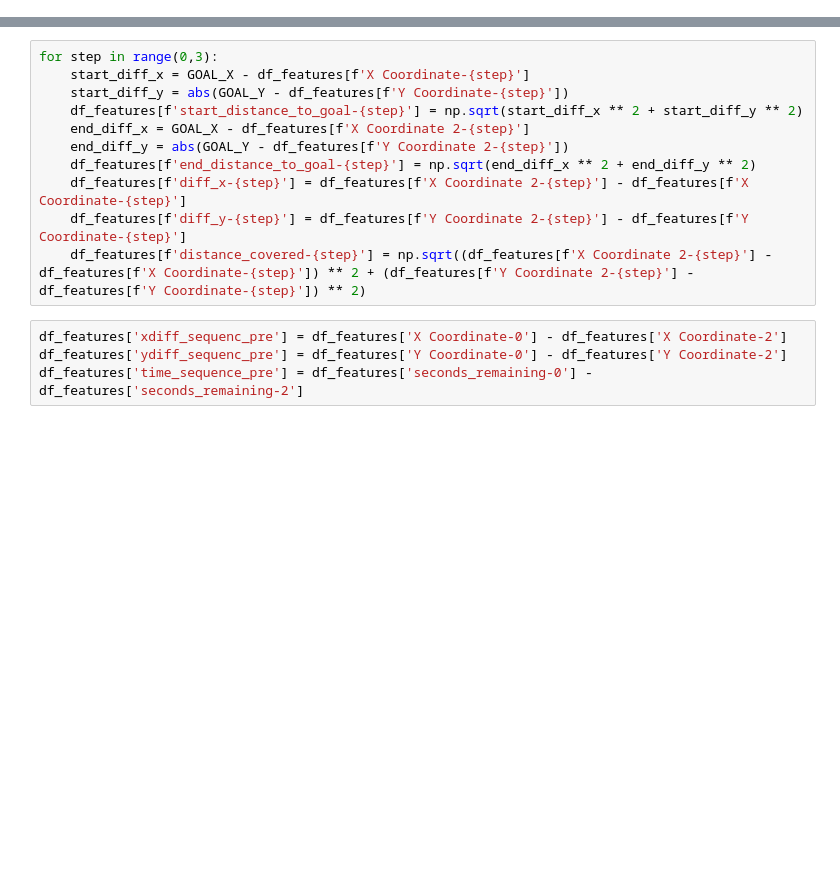
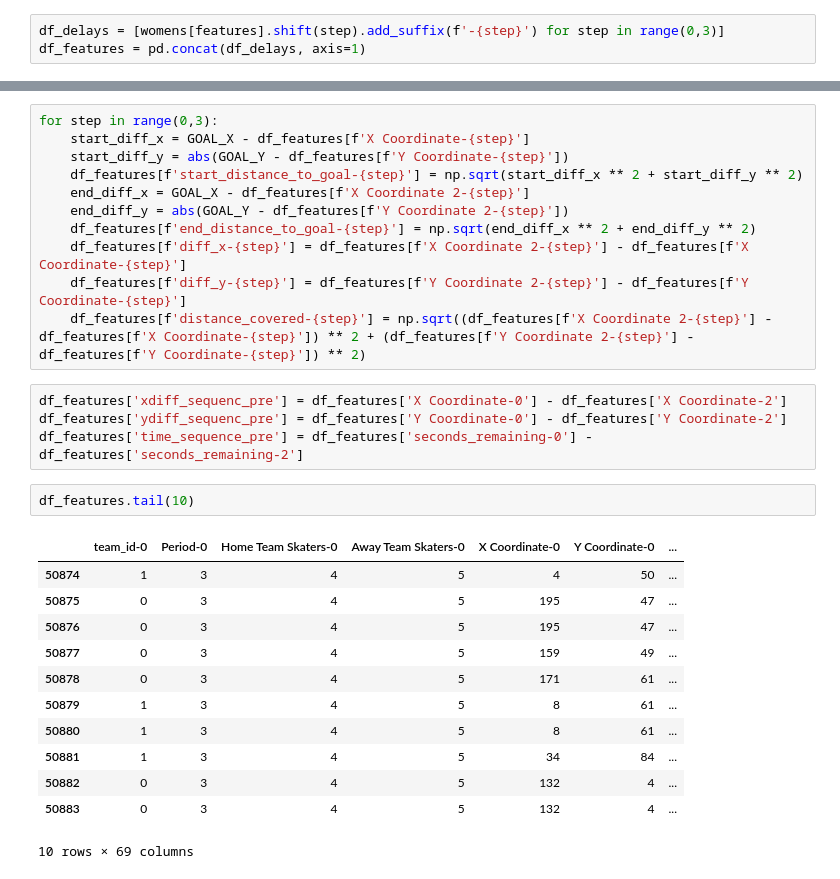
Before and after one commit to TK5-Tim/Big-Data-Cup, a Jupyter notebook: zone_entries.ipynb, the cells around one changed output, grey strips where cells are left out. Cells and saved outputs as stored; diff of their text form; blank space fills up the shorter version.

```diff
--- a/zone_entries.ipynb
+++ b/zone_entries.ipynb
@@ -102,0 +89,3 @@ Index(['game_date', 'Home Team', 'Away Team', 'Period', 'Clock',
+# %%
+df_delays = [womens[features].shift(step).add_suffix(f'-{step}') for step in range(0,3)]
+df_features = pd.concat(df_delays, axis=1)
@@ -163,3 +139,18 @@ for step in range(0,3):
 df_features['xdiff_sequenc_pre'] = df_features['X Coordinate-0'] - df_features['X Coordinate-2']
 df_features['ydiff_sequenc_pre'] = df_features['Y Coordinate-0'] - df_features['Y Coordinate-2']
 df_features['time_sequence_pre'] = df_features['seconds_remaining-0'] - df_features['seconds_remaining-2']
+# %%
+df_features.tail(10)
+# %% [output]
+|  | team_id-0 | Period-0 | Home Team Skaters-0 | Away Team Skaters-0 | X Coordinate-0 | Y Coordinate-0 | ... |
+| 50874 | 1 | 3 | 4 | 5 | 4 | 50 | ... |
+| 50875 | 0 | 3 | 4 | 5 | 195 | 47 | ... |
+| 50876 | 0 | 3 | 4 | 5 | 195 | 47 | ... |
+| 50877 | 0 | 3 | 4 | 5 | 159 | 49 | ... |
+| 50878 | 0 | 3 | 4 | 5 | 171 | 61 | ... |
+| 50879 | 1 | 3 | 4 | 5 | 8 | 61 | ... |
+| 50880 | 1 | 3 | 4 | 5 | 8 | 61 | ... |
+| 50881 | 1 | 3 | 4 | 5 | 34 | 84 | ... |
+| 50882 | 0 | 3 | 4 | 5 | 132 | 4 | ... |
+| 50883 | 0 | 3 | 4 | 5 | 132 | 4 | ... |
+10 rows × 69 columns
```
Also changed, not shown: parts of 59 cells of this notebook.
